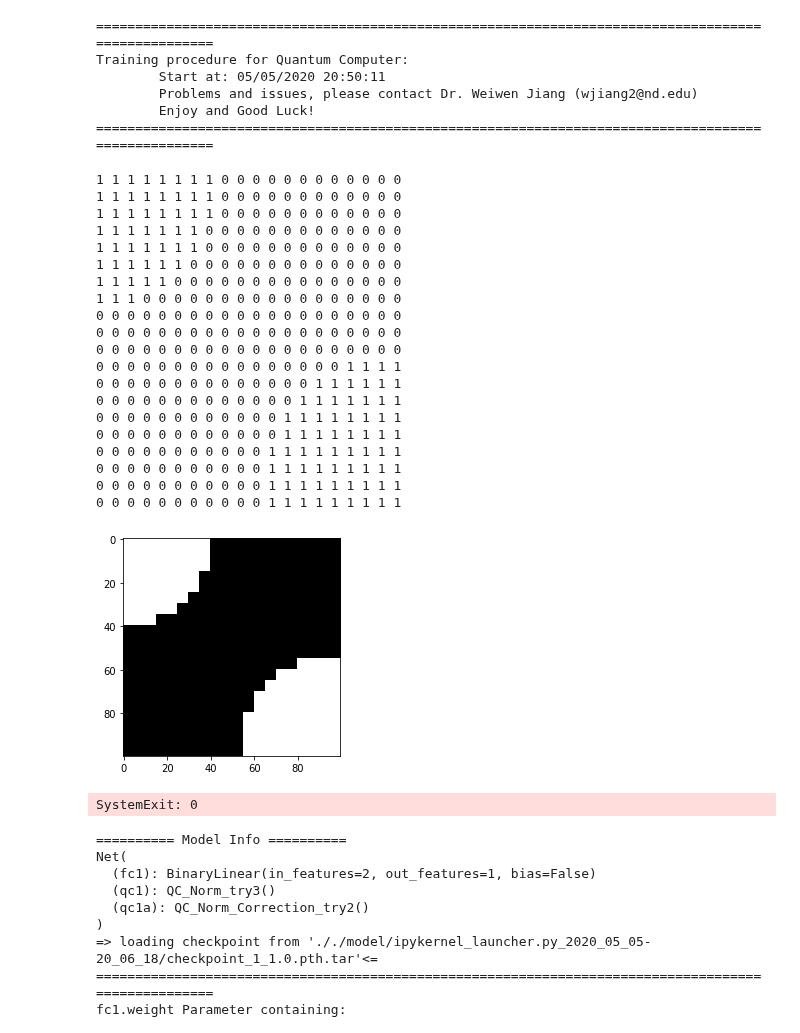
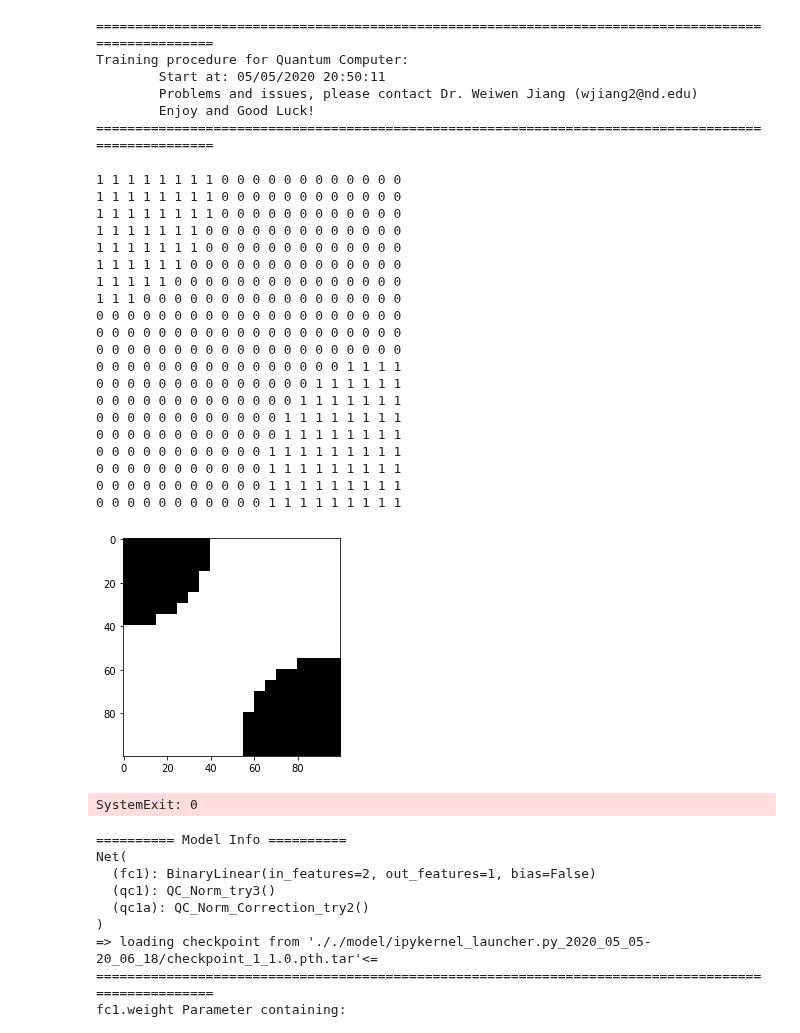
Before and after one commit to zlianghahaha/qc_mnist, a Jupyter notebook: pytorch/one_layer.ipynb, the cells around one changed output. Cells and saved outputs as stored; diff of their text form; code cells hidden in the pictures.

```diff
--- a/pytorch/one_layer.ipynb
+++ b/pytorch/one_layer.ipynb
@@ -173,7 +173,7 @@ from PIL import Image
 
 def imshow(img):
     # img = img / 2 + 0.5     # unnormalize
-    img = 1-np.array(img)
+    img = np.array(img)
     image = np.asarray(img * 255, np.uint8)
     im = Image.fromarray(image,mode="L")
     im = im.resize((100,100),Image.NEAREST )
@@ -216,34 +216,34 @@ dataset = batch_generator(dataset_ori,batch_size)
 # dataset = torch.tensor(dataset)
 
 
 def save_checkpoint(state, is_best, save_path, filename):
     filename = os.path.join(save_path, filename)
     torch.save(state, filename)
     if is_best:
         bestname = os.path.join(save_path, 'model_best.tar')
         shutil.copyfile(filename, bestname)
 # %% [output]
 1 1 1 1 1 1 1 1 0 0 0 0 0 0 0 0 0 0 0 0
 1 1 1 1 1 1 1 1 0 0 0 0 0 0 0 0 0 0 0 0
 1 1 1 1 1 1 1 1 0 0 0 0 0 0 0 0 0 0 0 0
 1 1 1 1 1 1 1 0 0 0 0 0 0 0 0 0 0 0 0 0
 1 1 1 1 1 1 1 0 0 0 0 0 0 0 0 0 0 0 0 0
 1 1 1 1 1 1 0 0 0 0 0 0 0 0 0 0 0 0 0 0
 1 1 1 1 1 0 0 0 0 0 0 0 0 0 0 0 0 0 0 0
 1 1 1 0 0 0 0 0 0 0 0 0 0 0 0 0 0 0 0 0
 0 0 0 0 0 0 0 0 0 0 0 0 0 0 0 0 0 0 0 0
 0 0 0 0 0 0 0 0 0 0 0 0 0 0 0 0 0 0 0 0
 0 0 0 0 0 0 0 0 0 0 0 0 0 0 0 0 0 0 0 0
 0 0 0 0 0 0 0 0 0 0 0 0 0 0 0 0 1 1 1 1
 0 0 0 0 0 0 0 0 0 0 0 0 0 0 1 1 1 1 1 1
 0 0 0 0 0 0 0 0 0 0 0 0 0 1 1 1 1 1 1 1
 0 0 0 0 0 0 0 0 0 0 0 0 1 1 1 1 1 1 1 1
 0 0 0 0 0 0 0 0 0 0 0 0 1 1 1 1 1 1 1 1
 0 0 0 0 0 0 0 0 0 0 0 1 1 1 1 1 1 1 1 1
 0 0 0 0 0 0 0 0 0 0 0 1 1 1 1 1 1 1 1 1
 0 0 0 0 0 0 0 0 0 0 0 1 1 1 1 1 1 1 1 1
 0 0 0 0 0 0 0 0 0 0 0 1 1 1 1 1 1 1 1 1
-[figure, old version]
+[figure, new version]
 SystemExit: 0
 # %%
 
```
